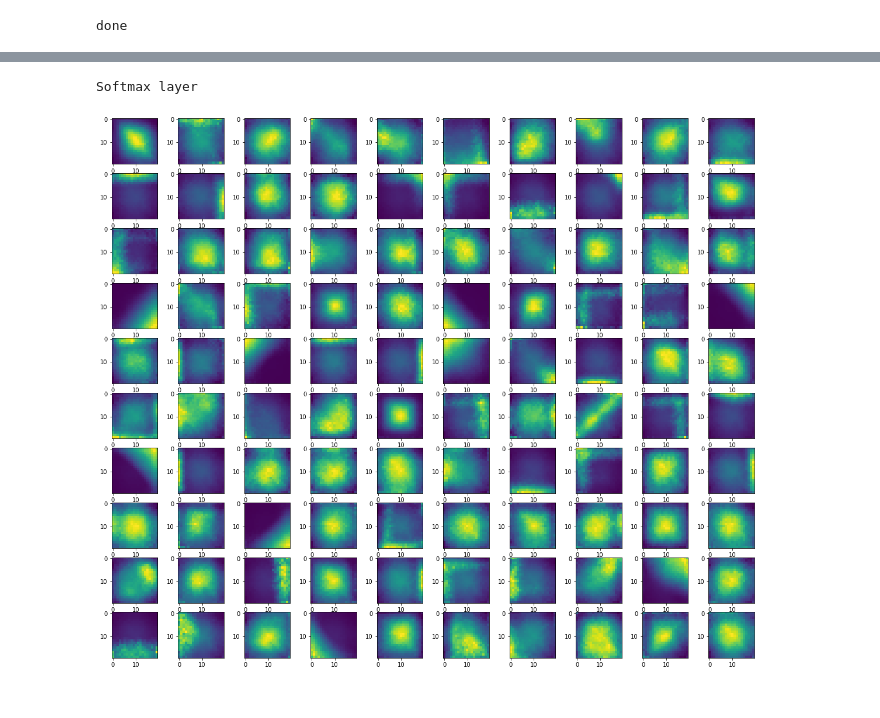
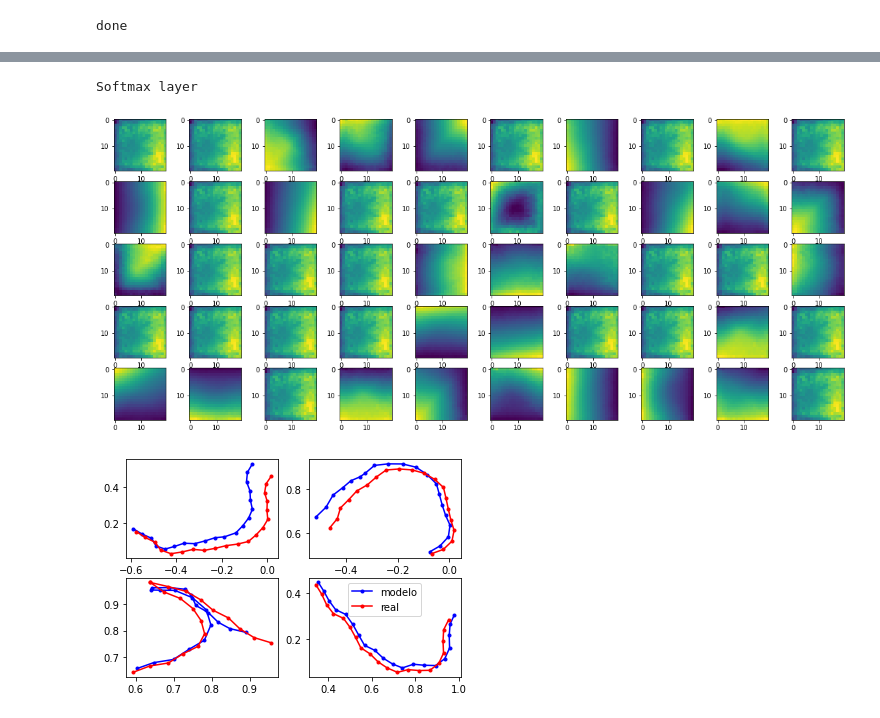
Before and after one commit to MauMN/python-projects, a Jupyter notebook: recurrent-neural-network.ipynb, the cells around one changed output, grey strips where cells are left out. Cells and saved outputs as stored; diff of their text form; code cells hidden in the pictures.

```diff
--- a/recurrent-neural-network.ipynb
+++ b/recurrent-neural-network.ipynb
@@ -450,9 +480,11 @@ done
 import time
 start_time = time.time()
 t_traject = train_traject
+## disable cudnn fixed the mem leak problem
+torch.backends.cudnn.enabled = False
 train = Training()
-all_losses, all_losses1, all_activation_soft, batch_y1, y2, all_activation = train.train_model()
-
+all_losses, all_activation, all_activation_soft, batch_y1, y2 = train.train_model()
+#all_losses1, all_activation_soft
 # fig, ax = plt.subplots (2, 2)
 # ax[0, 0].plot (all_losses[1:], c='b', label='total')
 # ax[0, 0].set_title ('total loss')
@@ -489,7 +528,17 @@ The program took 124.23646903038025 seconds to run
 # %%
+linear_size = t_traject * N_despl
+
+data_x = batch_y1[:,:, 0].cpu().detach().numpy().T
+data_y = batch_y1[:,:, 1].cpu().detach().numpy().T
+# data[20,224] or [32,20] tiempo,N_traject
+
+
+data_x = np.reshape(data_x, -1, order='F')
+data_y = np.reshape(data_y, -1, order='F')
+
 fig, ax = plt.subplots(1,1)
 ax.hist2d(data_x, data_y, bins=20, range=[[limit_arena2, limit_arena], [limit_arena2, limit_arena]])
 plt.title('Todas las trayectorias')
+plt.savefig('all_trajects.png')
 plt.show()
-plt.pause(0.1)
 # %% [output]
@@ -525,8 +580,8 @@ plt.show()
 # %%
 act_array = np.array(all_activation.cpu().detach().numpy())
-act_array1 = np.reshape(act_array, [linear_size, 100], order = 'C')
+act_array1 = np.reshape(act_array, [linear_size, N_hidden_neurons], order = 'C')
 
-final_array = np.zeros([20,20,100])
+final_array = np.zeros([20,20,N_hidden_neurons])
 counter = np.zeros([20,20])
 counter = np.expand_dims(counter, 2)
 
@@ -536,8 +591,9 @@ for n in range(linear_size):
     final_array[xbin-1,ybin-1,:] += act_array1[n,:]
     counter[xbin-1,ybin-1] += 1
 
-plt.plot(all_losses[1:], c = 'b', label = 'total')
+plt.plot(all_losses[1:].cpu().detach().numpy(), c = 'b', label = 'total')
 plt.ylabel('Loss')
 plt.xlabel('Epoch')
+plt.savefig('loss1.png')
 plt.show()
 # %% [output]
@@ -545,17 +635,16 @@ plt.show()
 # %%
-all_activation_soft
 act_array_soft = np.array(all_activation_soft.cpu().detach().numpy())
-act_array2 = np.reshape(act_array_soft, [linear_size, 100], order = 'C')
+act_array2 = np.reshape(act_array_soft, [linear_size, N_softmax_neurons], order = 'C')
 
-final_array_soft = np.zeros([20,20,100])
-counter = np.zeros([20,20])
-counter = np.expand_dims(counter, 2)
+final_array_soft = np.zeros([20,20,N_softmax_neurons])
+counter_soft = np.zeros([20,20])
+counter_soft = np.expand_dims(counter_soft, 2)
 
 for n in range(linear_size):
     xbin = axisbins[n,0]
     ybin = axisbins[n,1]
     final_array_soft[xbin-1,ybin-1,:] += act_array2[n,:]
-    counter[xbin-1,ybin-1] += 1
+    counter_soft[xbin-1,ybin-1] += 1
 print('done')
 # %% [output]
 done
@@ -578,11 +668,12 @@ Hidden layer
 # %%
-final_array_soft = final_array_soft / counter
+final_array_soft = final_array_soft / counter_soft
 final_array2 = final_array_soft[:,:,0]
 plt.figure(figsize=(20, 17))
-for n in range(N_hidden_neurons):
+for n in range(N_softmax_neurons):
     ax = plt.subplot(10, 10, n + 1)
     ax.imshow(final_array_soft[:,:,n])
 print('Softmax layer')
+plt.savefig('softmax_neurons.png')
 # %% [output]
 Softmax layer
-[figure, old version]
+[figure, new version]
@@ -588,0 +733,22 @@ Softmax layer
+# %%
+
+fig, [[ax1, ax2], [ax3, ax4]] = plt.subplots(nrows=2, ncols=2)
+
+ax1.plot(y2[0,:,0].cpu().detach().numpy(), y2[0,:,1].detach().cpu().numpy(), c = 'b', label = 'modelo', marker = '.')
+ax1.plot(batch_y1[0,:,0].cpu().detach().numpy(), batch_y1[0,:,1].cpu().detach().numpy(), c = 'r', label = 'real', marker = '.')
+plt.legend()
+
+ax2.plot(y2[1,:,0].cpu().detach().numpy(), y2[1,:,1].detach().cpu().numpy(), c = 'b', label = 'modelo', marker = '.')
+ax2.plot(batch_y1[1,:,0].cpu().detach().numpy(), batch_y1[1,:,1].cpu().detach().numpy(), c = 'r', label = 'real', marker = '.')
+plt.legend()
+
+ax3.plot(y2[2,:,0].cpu().detach().numpy(), y2[2,:,1].detach().cpu().numpy(), c = 'b', label = 'modelo', marker = '.')
+ax3.plot(batch_y1[2,:,0].cpu().detach().numpy(), batch_y1[2,:,1].cpu().detach().numpy(), c = 'r', label = 'real', marker = '.')
+plt.legend()
+
+ax4.plot(y2[3,:,0].cpu().detach().numpy(), y2[3,:,1].detach().cpu().numpy(), c = 'b', label = 'modelo', marker = '.')
+ax4.plot(batch_y1[3,:,0].cpu().detach().numpy(), batch_y1[3,:,1].cpu().detach().numpy(), c = 'r', label = 'real', marker = '.')
+plt.legend()
+plt.savefig('traject_examples.png')
+# %% [output]
+[figure, added]
```
Also changed, not shown: parts of 39 cells of this notebook.
